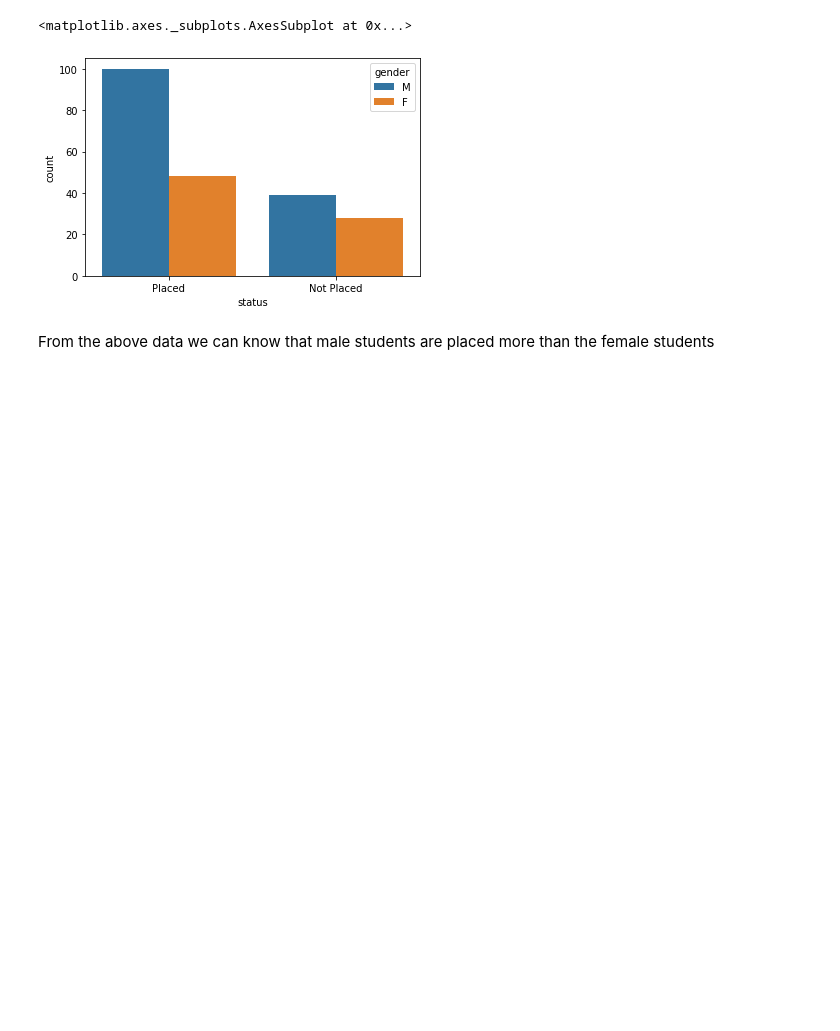
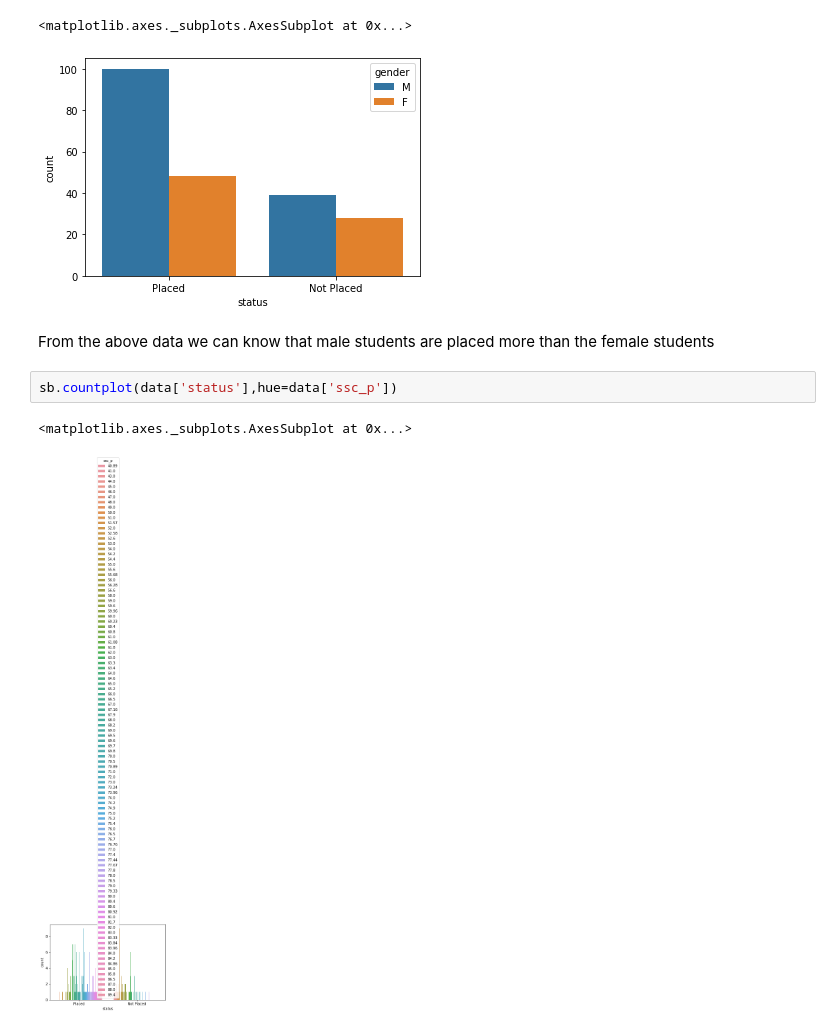
Before and after one commit to harshavallabhaneni56/EDA_PlacementData, a Jupyter notebook: EDA_PlacementData.ipynb, the cells around one changed output. Saved outputs shown, nothing was run; the diff lists cells and outputs as text; blank space fills up the shorter version.

```diff
--- a/EDA_PlacementData.ipynb
+++ b/EDA_PlacementData.ipynb
@@ -39,3 +39,8 @@ sb.countplot(data['status'],hue=data['gender'])
 [figure]
 # %% [markdown]
 From the above data we can know that male students are placed more than the female students
+# %%
+sb.countplot(data['status'],hue=data['ssc_p'])
+# %% [output]
+<matplotlib.axes._subplots.AxesSubplot at 0x...>
+[figure, added]
```
